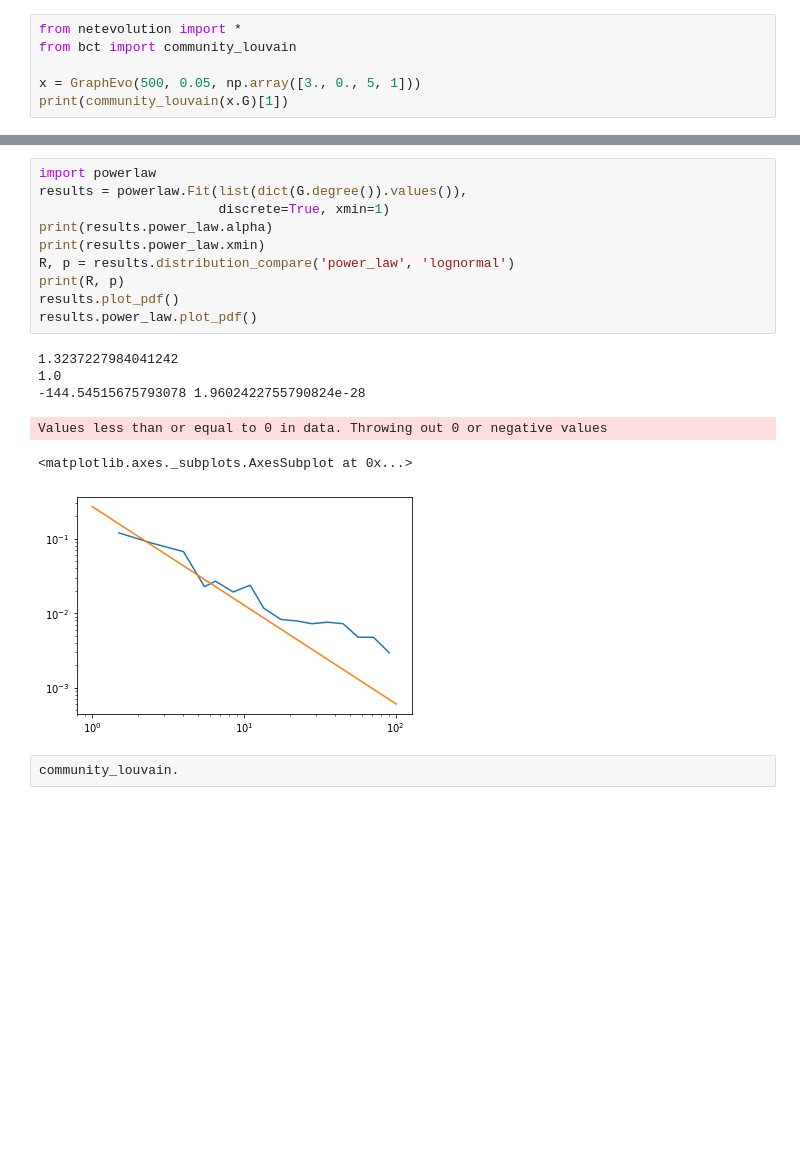
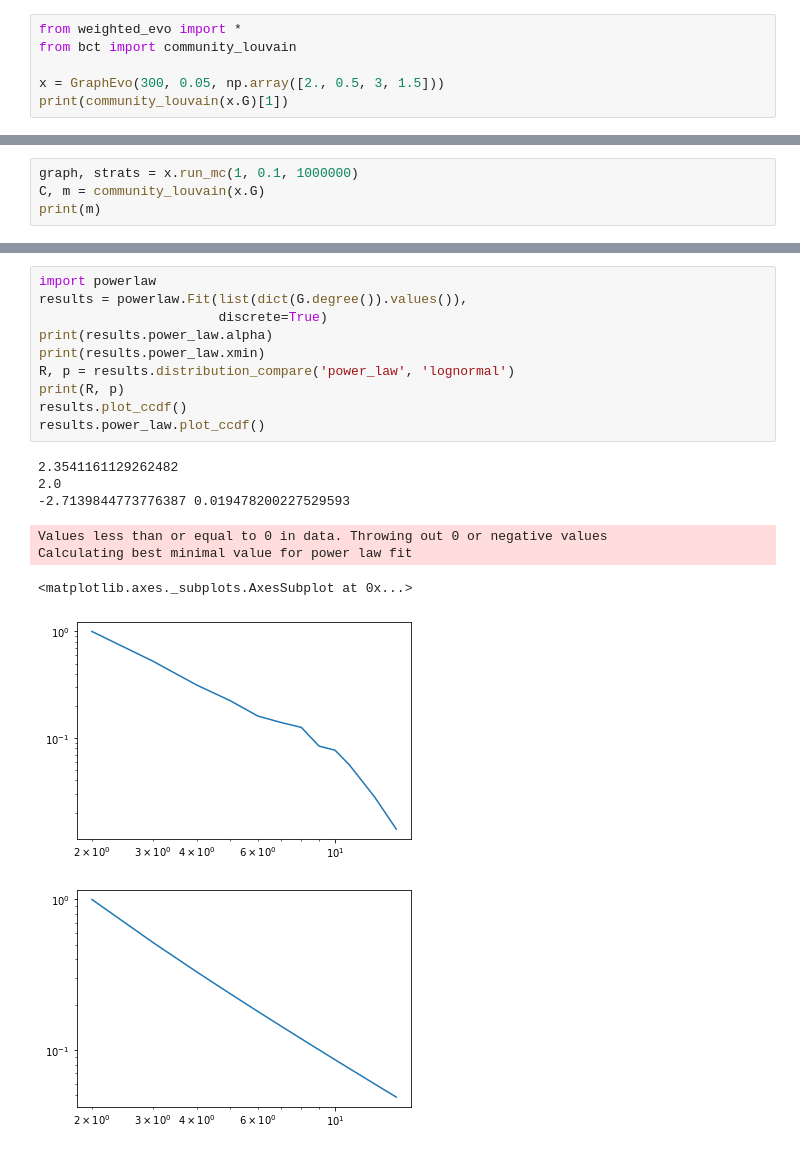
Before and after one commit to nhchristianson/graph_evolution, a Jupyter notebook: Project initial testing.ipynb, the cells around one changed output, grey strips where cells are left out. Cells and saved outputs as stored; diff of their text form; blank space fills up the shorter version.

```diff
--- a/Project initial testing.ipynb
+++ b/Project initial testing.ipynb
@@ -13,7 +12,7 @@ The autoreload extension is already loaded. To reload it, use:
 # %%
-from netevolution import *
+from weighted_evo import *
 from bct import community_louvain
 
-x = GraphEvo(500, 0.05, np.array([3., 0., 5, 1]))
+x = GraphEvo(300, 0.05, np.array([2., 0.5, 3, 1.5]))
 print(community_louvain(x.G)[1])
 # %% [output]
@@ -47,0 +90,4 @@ plt.hist(dict(G.degree()).values(), bins=100)
+# %%
+graph, strats = x.run_mc(1, 0.1, 1000000)
+C, m = community_louvain(x.G)
+print(m)
@@ -52,22 +128,22 @@ nx.density(G)
 # %%
 import powerlaw
 results = powerlaw.Fit(list(dict(G.degree()).values()),
-                       discrete=True, xmin=1)
+                       discrete=True)
 print(results.power_law.alpha)
 print(results.power_law.xmin)
 R, p = results.distribution_compare('power_law', 'lognormal')
 print(R, p)
-results.plot_pdf()
-results.power_law.plot_pdf()
+results.plot_ccdf()
+results.power_law.plot_ccdf()
 # %% [output]
-1.3237227984041242
-1.0
--144.54515675793078 1.9602422755790824e-28
+2.3541161129262482
+2.0
+-2.7139844773776387 0.019478200227529593
 Values less than or equal to 0 in data. Throwing out 0 or negative values
+Calculating best minimal value for power law fit
 <matplotlib.axes._subplots.AxesSubplot at 0x...>
-[figure, old version]
+[figure, new version]
+[figure, added]
-# %%
-community_louvain.
 # %%
 from bct import community_louvain
 print(community_louvain(x.G)[1])
```
Also changed, not shown: parts of 22 cells of this notebook, 4 other files.
